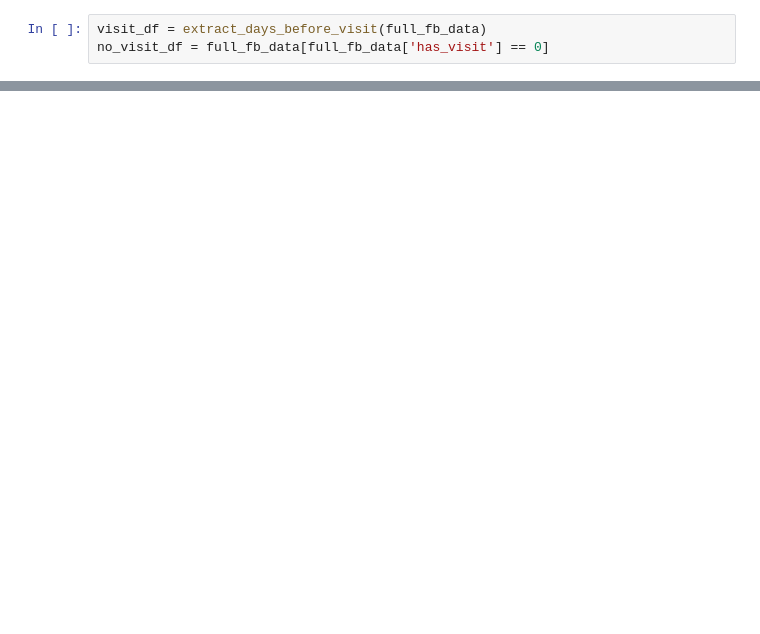
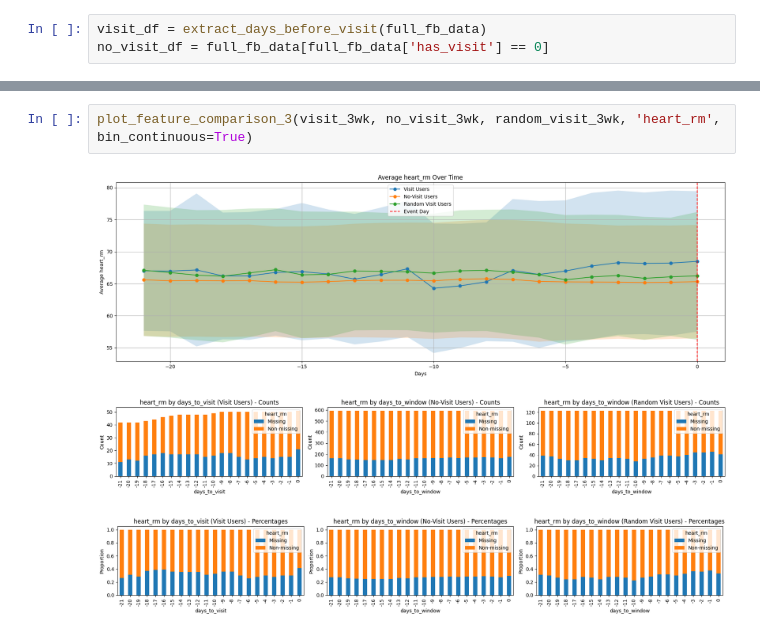
Before and after one commit to jhdaws/mhealth_classification, a Jupyter notebook: data_exploration/rolling_mean.ipynb, the cells around one changed output, grey strips where cells are left out. Drawn from its saved outputs; the diff is of its cells as text; blank space fills up the shorter version.

```diff
--- a/data_exploration/rolling_mean.ipynb
+++ b/data_exploration/rolling_mean.ipynb
@@ -79,0 +460,6 @@ no_visit_df = full_fb_data[full_fb_data['has_visit'] == 0]
+# %%
+plot_feature_comparison_3(visit_3wk, no_visit_3wk, random_visit_3wk, 'heart_rm', bin_continuous=True)
+# %% [output]
+[figure, added]
+[figure, added]
+[figure, added]
```
Also changed, not shown: parts of 20 cells of this notebook.
